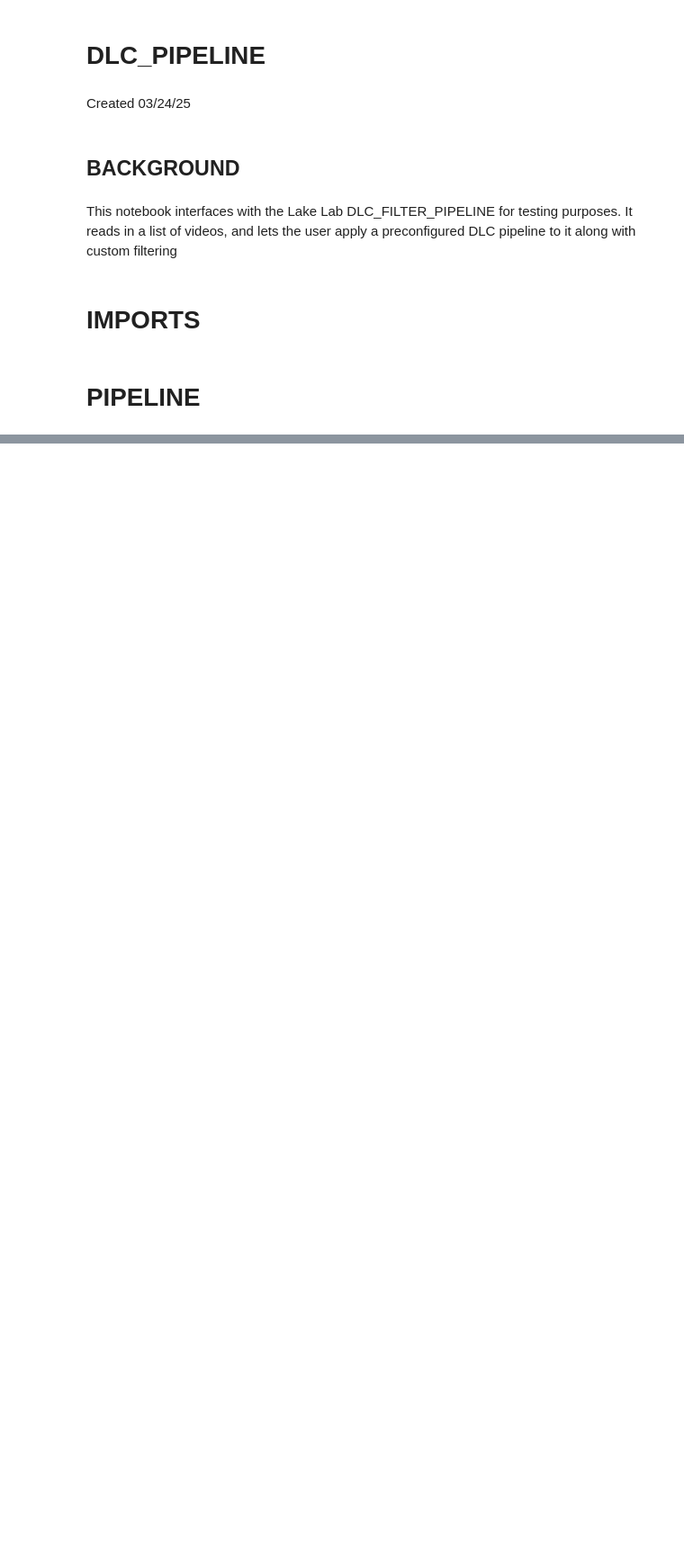
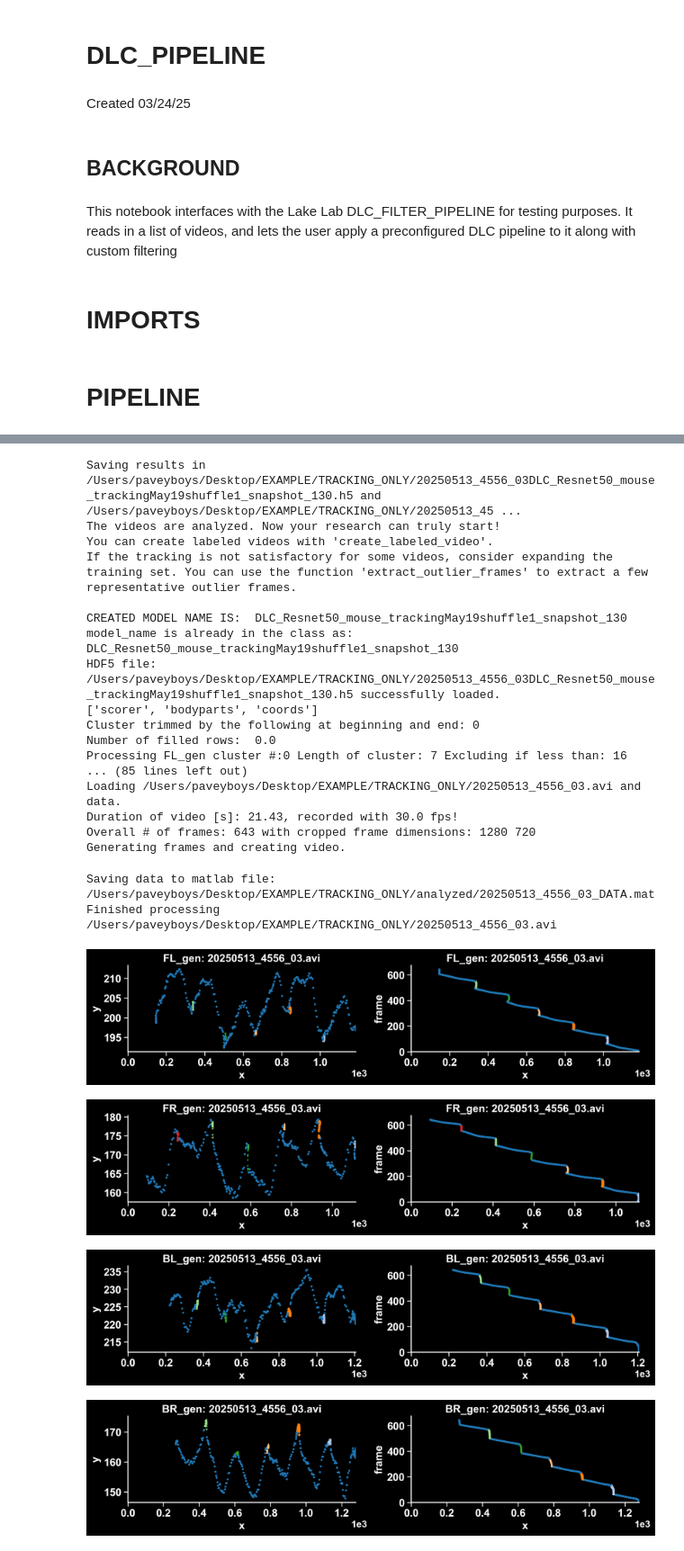
Before and after one commit to yikang4570/DLC_FILTER_PIPELINE, a Jupyter notebook: DLC_PIPELINE.ipynb, the cells around one changed output, grey strips where cells are left out. Shown at 90% size. Saved outputs shown, nothing was run; the diff lists cells and outputs as text; code cells hidden in the pictures; blank space fills up the shorter version.

Commit message:
Fixed to add new tracking model

```diff
--- a/DLC_PIPELINE.ipynb
+++ b/DLC_PIPELINE.ipynb
@@ -25,11 +26,15 @@ if using_docker:
 else:
     dlc_venv_path = "/opt/anaconda3/envs/DEEPLABCUT/bin/python"
 
-inputs = {'video':"/opt/app/host/SPENCE_EXAMPLE/AVI/20240715_4154_01.avi",
-          'kwargs':{
+file_list_creator.select_files_and_save_paths()
+with open('file_list.txt', 'r') as file:
+    video_list = [line.strip() for line in file]
+print(video_list)
+
+inputs = {'kwargs':{
             'defaultdir':"/Users/paveyboys/Desktop/EXAMPLE/",
                     'save_files':True,
-                    'model_name':'DLC_Resnet50_Cropped_HiResMar14shuffle0_snapshot_190',
+                    'model_name':'DLC_Resnet50_mouse_trackingMay19shuffle1_snapshot_130',
                     'analyze_videos':True,
                     'create_videos':True,
                     'animate':False,
@@ -39,4 +50,5 @@ inputs = {'video':"/opt/app/host/SPENCE_EXAMPLE/AVI/20240715_4154_01.avi",
 # %%
-pipe = dlp.manager(inputs['video'],**inputs['kwargs'])
-pipe.batch_process()
+for video in video_list:
+    pipe = dlp.manager(video,**inputs['kwargs'])
+    pipe.batch_process()
 # %% [output]
@@ -53,0 +98,23 @@ AttributeError: 'Manager' object has no attribute 'df'
+Saving results in /Users/paveyboys/Desktop/EXAMPLE/TRACKING_ONLY/20250513_4556_03DLC_Resnet50_mouse_trackingMay19shuffle1_snapshot_130.h5 and /Users/paveyboys/Desktop/EXAMPLE/TRACKING_ONLY/20250513_45 ...
+The videos are analyzed. Now your research can truly start!
+You can create labeled videos with 'create_labeled_video'.
+If the tracking is not satisfactory for some videos, consider expanding the training set. You can use the function 'extract_outlier_frames' to extract a few representative outlier frames.
+
+CREATED MODEL NAME IS:  DLC_Resnet50_mouse_trackingMay19shuffle1_snapshot_130
+model_name is already in the class as:  DLC_Resnet50_mouse_trackingMay19shuffle1_snapshot_130
+HDF5 file: /Users/paveyboys/Desktop/EXAMPLE/TRACKING_ONLY/20250513_4556_03DLC_Resnet50_mouse_trackingMay19shuffle1_snapshot_130.h5 successfully loaded.
+['scorer', 'bodyparts', 'coords']
+Cluster trimmed by the following at beginning and end: 0
+Number of filled rows:  0.0
+Processing FL_gen cluster #:0 Length of cluster: 7 Excluding if less than: 16
+... (85 lines left out)
+Loading /Users/paveyboys/Desktop/EXAMPLE/TRACKING_ONLY/20250513_4556_03.avi and data.
+Duration of video [s]: 21.43, recorded with 30.0 fps!
+Overall # of frames: 643 with cropped frame dimensions: 1280 720
+Generating frames and creating video.
+Saving data to matlab file:  /Users/paveyboys/Desktop/EXAMPLE/TRACKING_ONLY/analyzed/20250513_4556_03_DATA.mat
+Finished processing /Users/paveyboys/Desktop/EXAMPLE/TRACKING_ONLY/20250513_4556_03.avi
+[figure, added]
+[figure, added]
+[figure, added]
+[figure, added]
```
Also changed, not shown: parts of 3 cells of this notebook, 15 other files.
